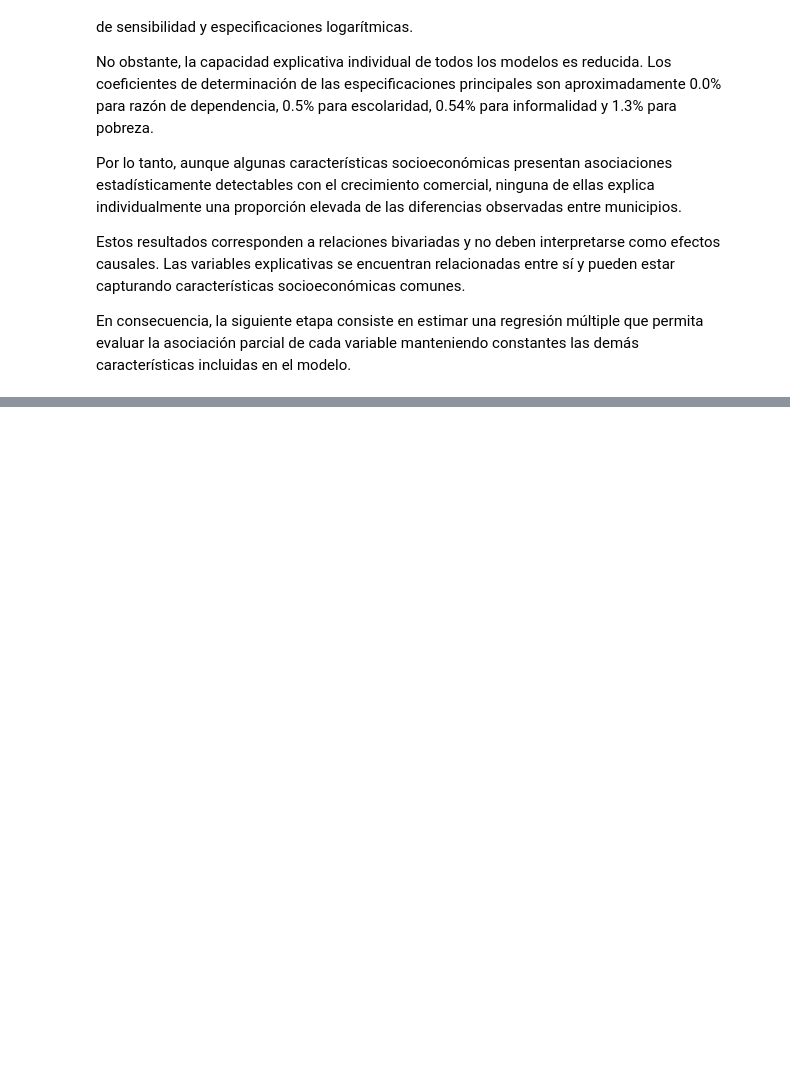
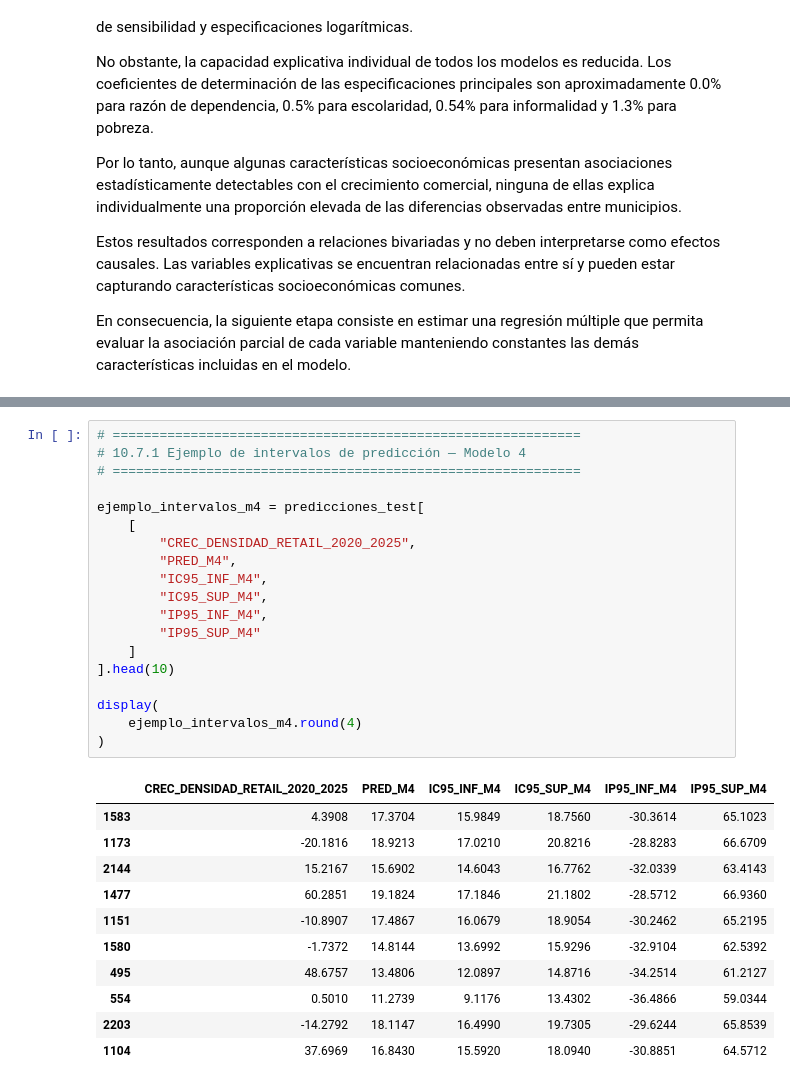
Before and after one commit to Nash963/atractividad-comercial-municipal-mexico, a Jupyter notebook: notebooks/10_regresion_lineal_simple.ipynb, the cells around one changed output, grey strips where cells are left out. Cells and saved outputs as stored; diff of their text form; blank space fills up the shorter version.

```diff
--- a/notebooks/10_regresion_lineal_simple.ipynb
+++ b/notebooks/10_regresion_lineal_simple.ipynb
@@ -4870,0 +5378,31 @@ constantes las demás características incluidas en el modelo.
+# %%
+# ============================================================
+# 10.7.1 Ejemplo de intervalos de predicción — Modelo 4
+# ============================================================
+
+ejemplo_intervalos_m4 = predicciones_test[
+    [
+        "CREC_DENSIDAD_RETAIL_2020_2025",
+        "PRED_M4",
+        "IC95_INF_M4",
+        "IC95_SUP_M4",
+        "IP95_INF_M4",
+        "IP95_SUP_M4"
+    ]
+].head(10)
+
+display(
+    ejemplo_intervalos_m4.round(4)
+)
+# %% [output]
+|  | CREC_DENSIDAD_RETAIL_2020_2025 | PRED_M4 | IC95_INF_M4 | IC95_SUP_M4 | IP95_INF_M4 | IP95_SUP_M4 |
+| 1583 | 4.3908 | 17.3704 | 15.9849 | 18.7560 | -30.3614 | 65.1023 |
+| 1173 | -20.1816 | 18.9213 | 17.0210 | 20.8216 | -28.8283 | 66.6709 |
+| 2144 | 15.2167 | 15.6902 | 14.6043 | 16.7762 | -32.0339 | 63.4143 |
+| 1477 | 60.2851 | 19.1824 | 17.1846 | 21.1802 | -28.5712 | 66.9360 |
+| 1151 | -10.8907 | 17.4867 | 16.0679 | 18.9054 | -30.2462 | 65.2195 |
+| 1580 | -1.7372 | 14.8144 | 13.6992 | 15.9296 | -32.9104 | 62.5392 |
+| 495 | 48.6757 | 13.4806 | 12.0897 | 14.8716 | -34.2514 | 61.2127 |
+| 554 | 0.5010 | 11.2739 | 9.1176 | 13.4302 | -36.4866 | 59.0344 |
+| 2203 | -14.2792 | 18.1147 | 16.4990 | 19.7305 | -29.6244 | 65.8539 |
+| 1104 | 37.6969 | 16.8430 | 15.5920 | 18.0940 | -30.8851 | 64.5712 |
```
Also changed, not shown: parts of 37 cells of this notebook.
